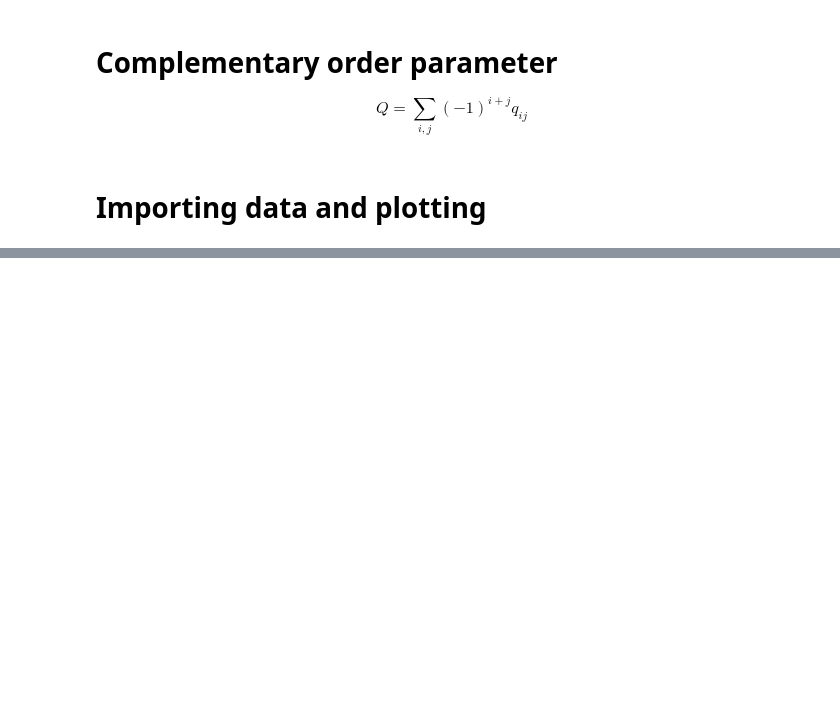
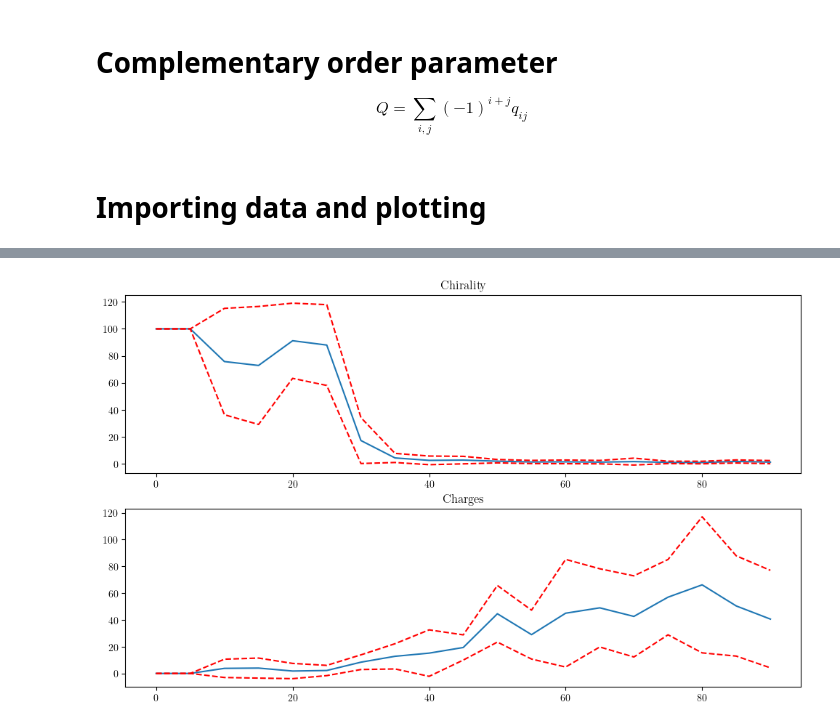
Before and after one commit to leogabac/rotBField, a Jupyter notebook: scripts/test12_params.ipynb, the cells around one changed output, grey strips where cells are left out. Drawn from its saved outputs; the diff is of its cells as text; code cells hidden in the pictures; blank space fills up the shorter version.

```diff
--- a/scripts/test12_params.ipynb
+++ b/scripts/test12_params.ipynb
@@ -385,0 +403,24 @@ fig.savefig("../data/test12/order_parameters.png",dpi=300)
+# %%
+fig, axes = plt.subplots(2,1,figsize=(12,7))
+
+ax = axes[0]
+upper = phi_means + phi_sigmas
+lower = phi_means - phi_sigmas
+#ax.plot(angles_completed,phi_df.to_numpy(), color='lightgray')
+ax.plot(angles_completed,phi_means)
+ax.plot(angles_completed,upper, '--',color='red')
+ax.plot(angles_completed,lower, '--',color='red')
+ax.set_title('Chirality')
+
+
+ax = axes[1]
+upper = psi_means + psi_sigmas
+lower = psi_means - psi_sigmas
+#ax.plot(angles_completed,psi_df.to_numpy(), color='lightgray')
+ax.plot(angles_completed,psi_means)
+ax.plot(angles_completed,upper, '--',color='red')
+ax.plot(angles_completed,lower, '--',color='red')
+ax.set_title('Charges')
+plt.show()
+# %% [output]
+[figure, added]
```
Also changed, not shown: parts of 13 cells of this notebook, 13 other files.
